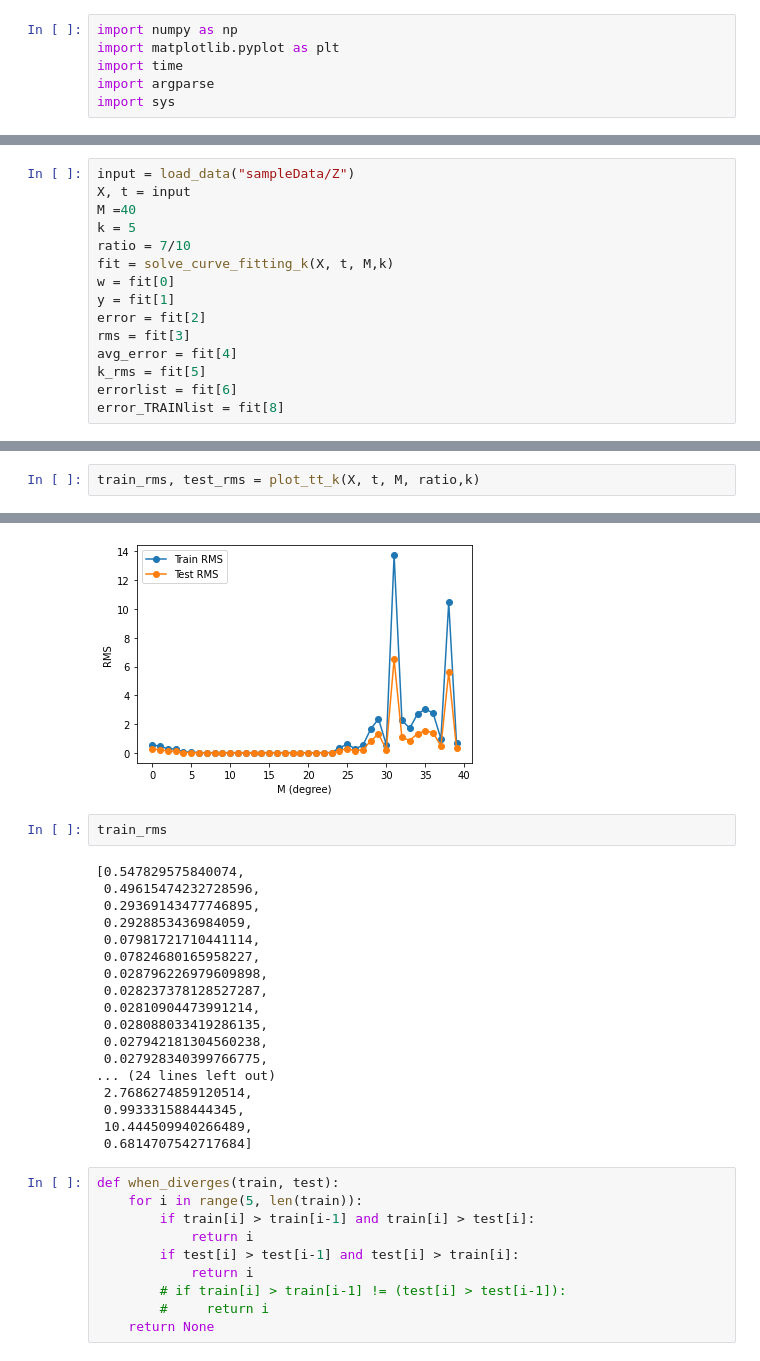
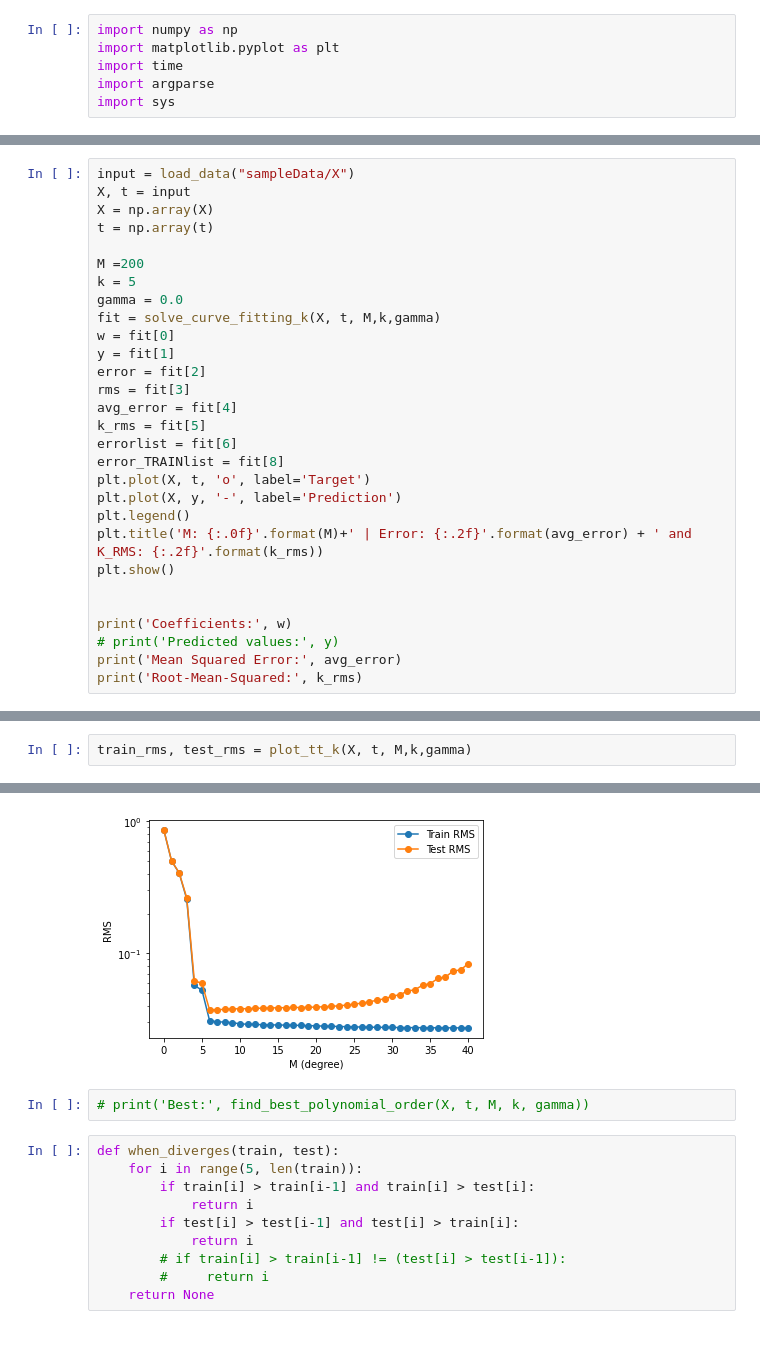
Before and after one commit to lorenzom222/Polyhunt, a Jupyter notebook: final_polyhunt.ipynb, the cells around one changed output, grey strips where cells are left out. Cells and saved outputs as stored; diff of their text form.

Commit message:
Finished Error

```diff
--- a/final_polyhunt.ipynb
+++ b/final_polyhunt.ipynb
@@ -261,10 +278,13 @@ def plot_tt_k(x, t, m, ratio, k):
 # %%
-input = load_data("sampleData/Z")
+input = load_data("sampleData/X")
 X, t = input
-M =40
+X = np.array(X)
+t = np.array(t)
+
+M =200
 k = 5
-ratio = 7/10
-fit = solve_curve_fitting_k(X, t, M,k)
+gamma = 0.0
+fit = solve_curve_fitting_k(X, t, M,k,gamma)
 w = fit[0]
 y = fit[1]
 error = fit[2]
@@ -273,3 +293,14 @@ avg_error = fit[4]
 k_rms = fit[5]
 errorlist = fit[6]
 error_TRAINlist = fit[8]
+plt.plot(X, t, 'o', label='Target')
+plt.plot(X, y, '-', label='Prediction')
+plt.legend()
+plt.title('M: {:.0f}'.format(M)+' | Error: {:.2f}'.format(avg_error) + ' and K_RMS: {:.2f}'.format(k_rms))
+plt.show()
+
+
+print('Coefficients:', w)
+# print('Predicted values:', y)
+print('Mean Squared Error:', avg_error)
+print('Root-Mean-Squared:', k_rms)
@@ -319,3 +326,3 @@ Root-Mean-Squared: 0.13057964424563293
 # %%
-train_rms, test_rms = plot_tt_k(X, t, M, ratio,k)
+train_rms, test_rms = plot_tt_k(X, t, M,k,gamma)
 # %% [output]
@@ -322,24 +346,6 @@ train_rms, test_rms = plot_tt_k(X, t, M, ratio,k)
-[figure, old version]
+[figure, new version]
-# %%
-train_rms
-# %% [output]
-[0.547829575840074,
- 0.49615474232728596,
- 0.29369143477746895,
- 0.2928853436984059,
- 0.07981721710441114,
- 0.07824680165958227,
- 0.028796226979609898,
- 0.028237378128527287,
- 0.02810904473991214,
- 0.028088033419286135,
- 0.027942181304560238,
- 0.027928340399766775,
-... (24 lines left out)
- 2.7686274859120514,
- 0.993331588444345,
- 10.444509940266489,
- 0.6814707542717684]
+# %%
+# print('Best:', find_best_polynomial_order(X, t, M, k, gamma))
 # %%
 def when_diverges(train, test):
     for i in range(5, len(train)):
```
Also changed, not shown: parts of 10 cells of this notebook, 3 other files.
